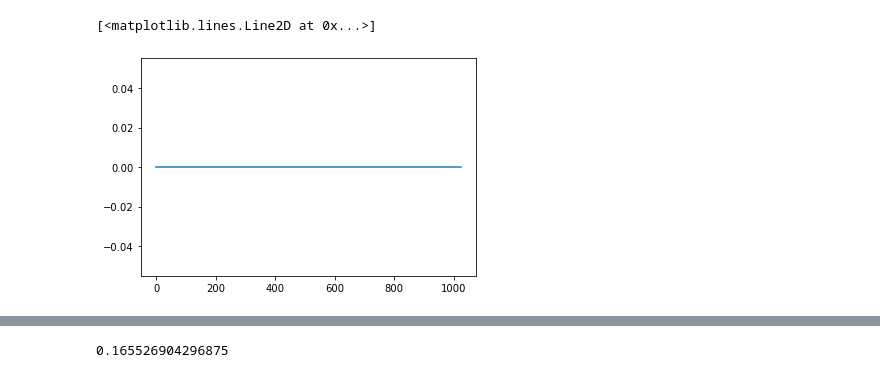
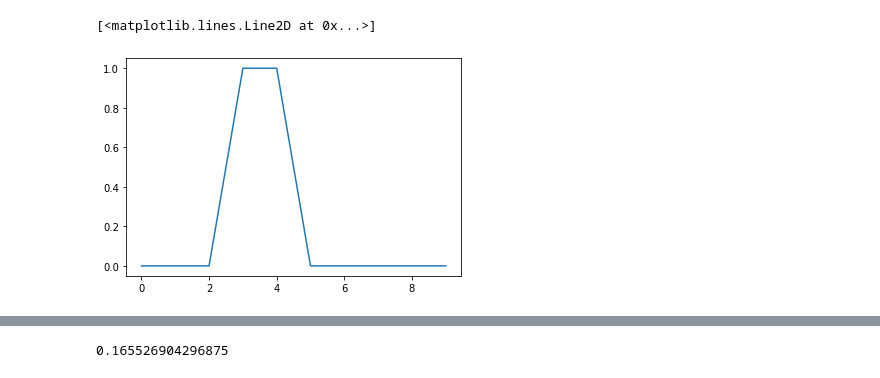
Before and after one commit to jgroh/selection-against-introgression, a Jupyter notebook: theory_and_simulations/code/ancestry.ipynb, the cells around one changed output, grey strips where cells are left out. Drawn from its saved outputs; the diff is of its cells as text; code cells hidden in the pictures.

```diff
--- a/theory_and_simulations/code/ancestry.ipynb
+++ b/theory_and_simulations/code/ancestry.ipynb
@@ -12,7 +11,7 @@ ModuleNotFoundError: No module named 'pywavelets'
 # run simulation
 #subprocess.check_output(["slim", "-m", "-s", "0", "code/intra-chrom.slim"])
 # Load the .trees file
-ts = pyslim.load("/Users/jeff/workspace/selection-against-introgression/theory_and_simulations/results/equilibrium_test/test_replicate1_gen0001.trees").simplify()
+ts = pyslim.load("/Users/jeff/workspace/selection-against-introgression/theory_and_simulations/results/equilibrium_n1000/replicate1_gen1000.trees").simplify()
 # %%
 print("Tree sequence has {} trees".format(ts.num_trees))
 print("Tree sequence has {} nodes".format(ts.num_nodes))
@@ -45,13 +32,13 @@ Tree sequence has 1024 sites
 # %%
 G = ts.genotype_matrix(isolated_as_missing=False)
-plt.plot(np.arange(0,1024).tolist(), G[:,5].tolist() )
+plt.plot(np.arange(0,10).tolist(), G[:,4].tolist()[0:10] )
 #np.mean(G[1,1:100])
 #G[-10:,-10:]
 #np.mean(np.absolute(G[1,:]))
 #np.mean(np.abs(G[1, :100]))
 # %% [output]
 [<matplotlib.lines.Line2D at 0x...>]
-[figure, old version]
+[figure, new version]
 # %%
 for h in np.arange(0, np.shape(G)[1]):
     hap = G[:,h]
```
Also changed, not shown: parts of 4 cells of this notebook, 1 other file.
